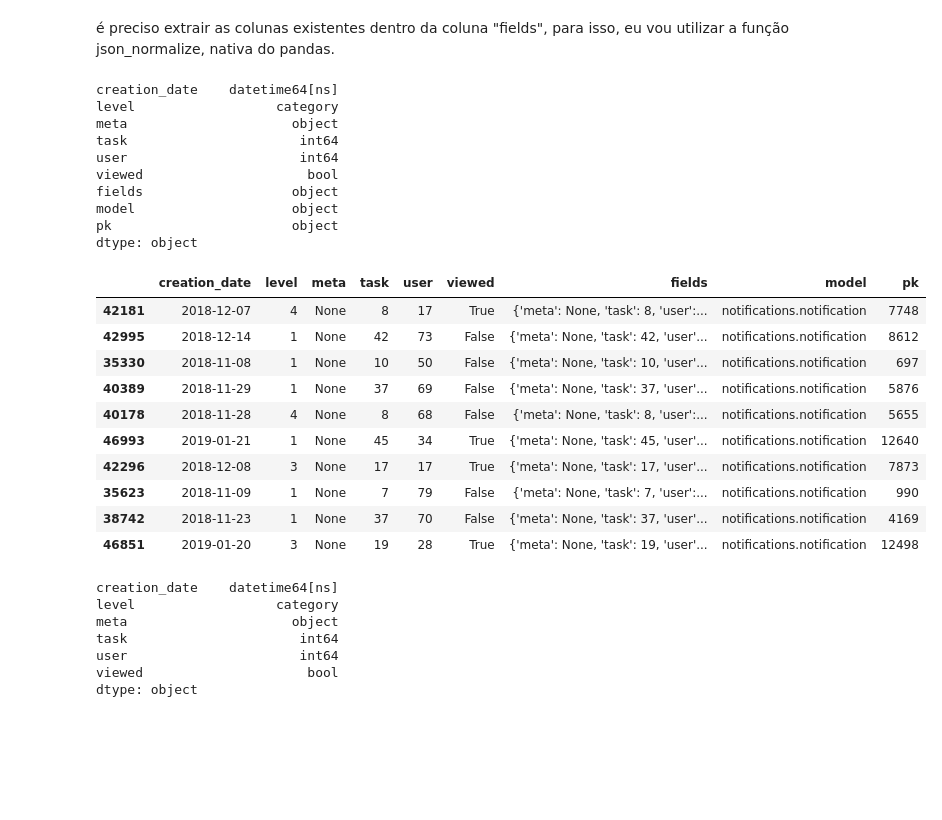
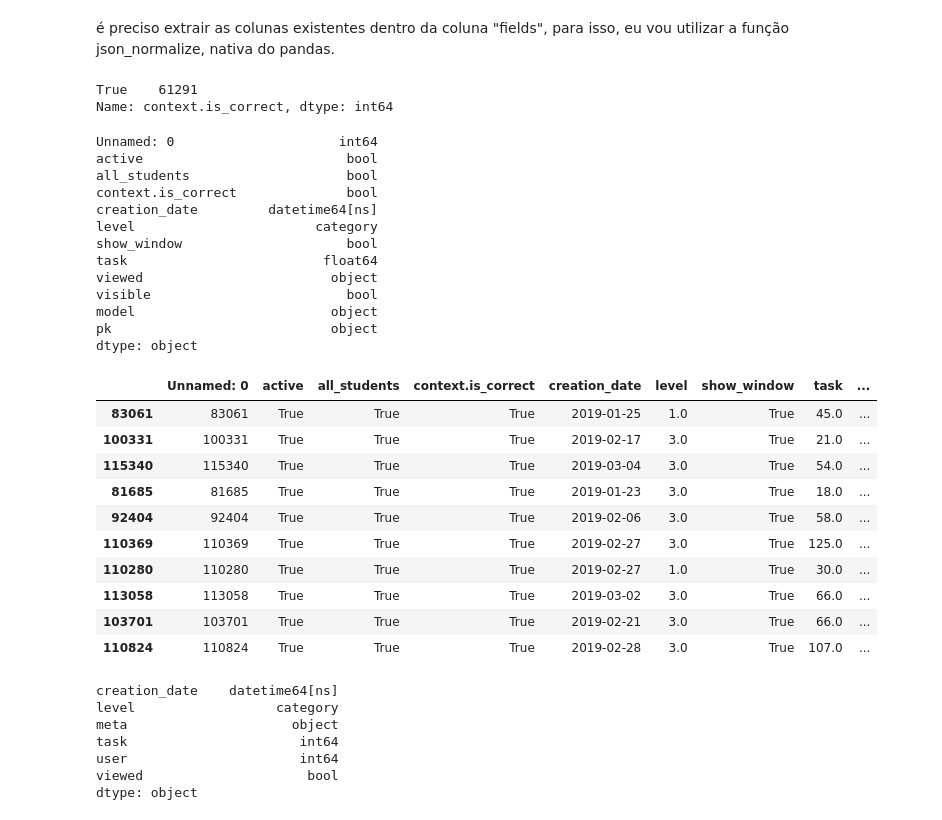
Before and after one commit to amadeusproject/amadeus-analysis, a Jupyter notebook: notebooks/exploratory/Notification & Users Logs analysis.ipynb, the cells around one changed output. Saved outputs shown, nothing was run; the diff lists cells and outputs as text; code cells hidden in the pictures; blank space fills up the shorter version.

Commit message:
refactor(): update notebooks for cleaned data

```diff
--- a/notebooks/exploratory/Notification & Users Logs analysis.ipynb
+++ b/notebooks/exploratory/Notification & Users Logs analysis.ipynb
@@ -12,3 +10,5 @@ df = pd.read_json("../../data/raw_data/base_22012019.json")
+# %%
+df = pd.read_csv("../../data/privacy_protected_data/cleaned_data.csv")
 # %%
 grades_df = pd.read_excel("../../data/raw_data/nota_provas.xls")
 # %% [markdown]
@@ -20,7 +20,7 @@ date_v3 = datetime(day=18, month=3, year=2019)
 # %% [markdown]
 # EXPLORAÇÃO inicial
 # %%
-notifications_df = df[df["model"] == "notifications.notification"]
+notifications_df = df[df["model"] == "notifications.notification"].dropna(axis=1, how="all")
 # %%
 notifications_df.shape
 # %% [output]
@@ -77,39 +68,47 @@ def extract_flatten_dataframe(df, column, meta_list):
     df_fields = json_normalize(data=df[column], meta=meta_list)
     df_fields.index = df.index
     return df_fields.join(df, how="outer")
+# %%
+notifications_df["context.is_correct"].value_counts()
+# %% [output]
+True    61291
+Name: context.is_correct, dtype: int64
 # %%
-notification_fields = json_normalize(data=notifications_df["fields"], meta=["meta", "task", "user", "level", "viewed", "creation_date"] )
-notification_fields.index = notifications_df.index
-notification_fields = notification_fields.astype({"level": pd.CategoricalDtype()})
-notification_fields["creation_date"] = pd.to_datetime(notification_fields["creation_date"])
-notification_df_flatted = notification_fields.join(notifications_df, how="outer")
+#notification_fields = json_normalize(data=notifications_df["fields"], meta=["meta", "task", "user", "level", "viewed", "creation_date"] )
+#notification_fields.index = notifications_df.index
+notifications_df = notifications_df.astype({"level": pd.CategoricalDtype()})
+notifications_df["creation_date"] = pd.to_datetime(notifications_df["creation_date"])
+#notification_df_flatted = notification_fields.join(notifications_df, how="outer")
 # %%
-notification_df_flatted.dtypes
+notifications_df.dtypes
 # %% [output]
-creation_date    datetime64[ns]
-level                  category
-meta                     object
-task                      int64
-user                      int64
-viewed                     bool
-fields                   object
-model                    object
-pk                       object
+Unnamed: 0                     int64
+active                          bool
+all_students                    bool
+context.is_correct              bool
+creation_date         datetime64[ns]
+level                       category
+show_window                     bool
+task                         float64
+viewed                        object
+visible                         bool
+model                         object
+pk                            object
 dtype: object
 # %%
-notification_df_flatted.sample(10)
+notifications_df.sample(10)
 # %% [output]
-|  | creation_date | level | meta | task | user | viewed | fields | model | pk |
-| 42181 | 2018-12-07 | 4 | None | 8 | 17 | True | {'meta': None, 'task': 8, 'user':... | notifications.notification | 7748 |
-| 42995 | 2018-12-14 | 1 | None | 42 | 73 | False | {'meta': None, 'task': 42, 'user'... | notifications.notification | 8612 |
-| 35330 | 2018-11-08 | 1 | None | 10 | 50 | False | {'meta': None, 'task': 10, 'user'... | notifications.notification | 697 |
-| 40389 | 2018-11-29 | 1 | None | 37 | 69 | False | {'meta': None, 'task': 37, 'user'... | notifications.notification | 5876 |
-| 40178 | 2018-11-28 | 4 | None | 8 | 68 | False | {'meta': None, 'task': 8, 'user':... | notifications.notification | 5655 |
-| 46993 | 2019-01-21 | 1 | None | 45 | 34 | True | {'meta': None, 'task': 45, 'user'... | notifications.notification | 12640 |
-| 42296 | 2018-12-08 | 3 | None | 17 | 17 | True | {'meta': None, 'task': 17, 'user'... | notifications.notification | 7873 |
-| 35623 | 2018-11-09 | 1 | None | 7 | 79 | False | {'meta': None, 'task': 7, 'user':... | notifications.notification | 990 |
-| 38742 | 2018-11-23 | 1 | None | 37 | 70 | False | {'meta': None, 'task': 37, 'user'... | notifications.notification | 4169 |
-| 46851 | 2019-01-20 | 3 | None | 19 | 28 | True | {'meta': None, 'task': 19, 'user'... | notifications.notification | 12498 |
+|  | Unnamed: 0 | active | all_students | context.is_correct | creation_date | level | show_window | task | ... |
+| 83061 | 83061 | True | True | True | 2019-01-25 | 1.0 | True | 45.0 | ... |
+| 100331 | 100331 | True | True | True | 2019-02-17 | 3.0 | True | 21.0 | ... |
+| 115340 | 115340 | True | True | True | 2019-03-04 | 3.0 | True | 54.0 | ... |
+| 81685 | 81685 | True | True | True | 2019-01-23 | 3.0 | True | 18.0 | ... |
+| 92404 | 92404 | True | True | True | 2019-02-06 | 3.0 | True | 58.0 | ... |
+| 110369 | 110369 | True | True | True | 2019-02-27 | 3.0 | True | 125.0 | ... |
+| 110280 | 110280 | True | True | True | 2019-02-27 | 1.0 | True | 30.0 | ... |
+| 113058 | 113058 | True | True | True | 2019-03-02 | 3.0 | True | 66.0 | ... |
+| 103701 | 103701 | True | True | True | 2019-02-21 | 3.0 | True | 66.0 | ... |
+| 110824 | 110824 | True | True | True | 2019-02-28 | 3.0 | True | 107.0 | ... |
 # %%
 notification_fields.dtypes
 # %% [output]
```
Also changed, not shown: parts of 34 cells of this notebook, 2 other files.
